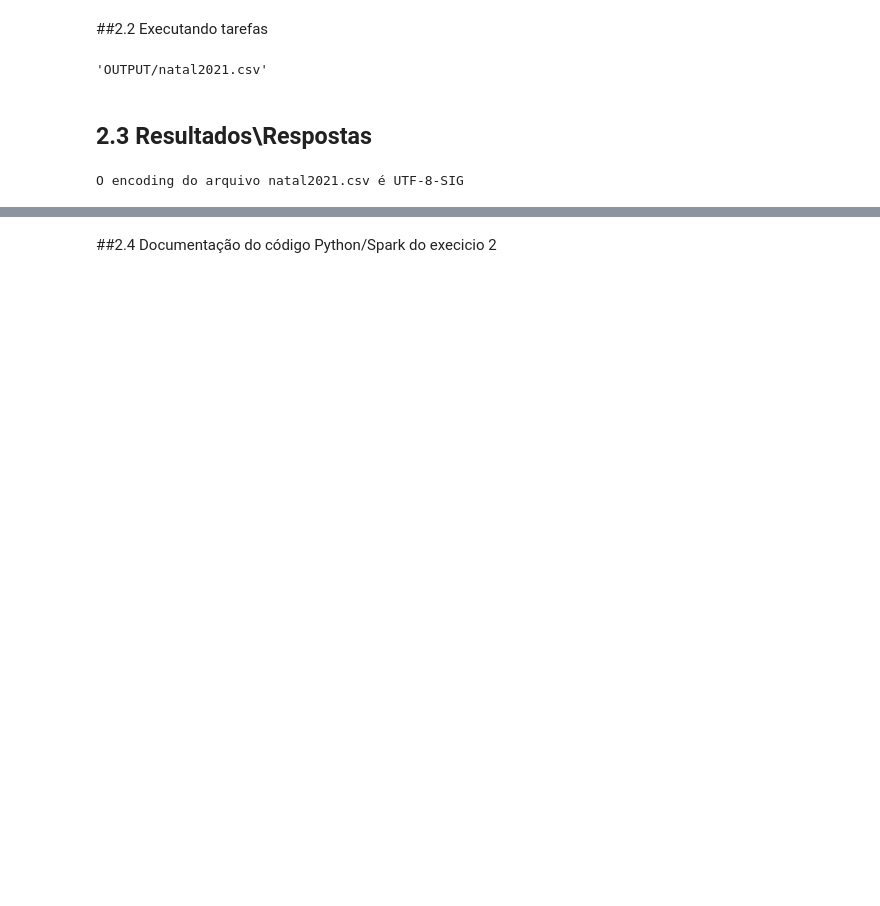
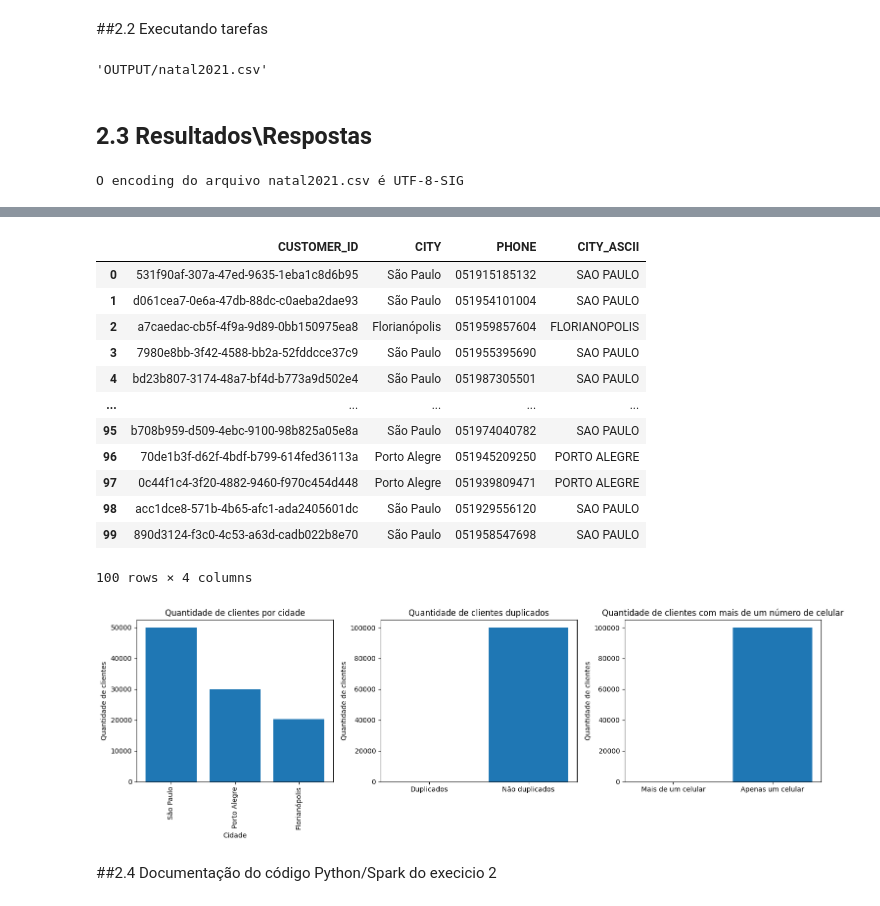
Before and after one commit to LucasRangelSSouza/data_eng_skills, a Jupyter notebook: Skills_Data_Eng.ipynb, the cells around one changed output, grey strips where cells are left out. Cells and saved outputs as stored; diff of their text form; code cells hidden in the pictures; blank space fills up the shorter version.

```diff
--- a/Skills_Data_Eng.ipynb
+++ b/Skills_Data_Eng.ipynb
@@ -353,3 +351,70 @@ spark.stop()
+# %%
+# crie uma sessão Spark
+spark = SparkSession.builder.appName('amostra').getOrCreate()
+
+# leia uma amostra aleatória do arquivo CSV
+df = (spark.read.format('csv')
+    .option('header', 'true')
+    .option('index', 'false')
+    .option('delimiter', ',')
+    .option('encoding', 'UTF-8')
+    .load('OUTPUT/NATAL_2021_NORMALIZED.csv'))
+
+# exiba o DataFrame
+display(df.limit(100).toPandas())
+
+fig, axes = plt.subplots(1, 3, figsize=(15, 5))
+
+# Gráfico de quantidade de clientes por cidade
+city_count = df.groupBy("CITY").agg(count("*").alias("CUSTOMER_COUNT")).orderBy("CUSTOMER_COUNT", ascending=False)
+cities = city_count.rdd.map(lambda row: row[0]).collect()
+customer_counts = city_count.rdd.map(lambda row: row[1]).collect()
+
+axes[0].bar(cities, customer_counts)
+axes[0].set_xticklabels(cities, rotation=90)
+axes[0].set_xlabel("Cidade")
+axes[0].set_ylabel("Quantidade de clientes")
+axes[0].set_title("Quantidade de clientes por cidade")
+
+# Gráfico de quantidade de clientes duplicados
+duplicate_count = df.groupBy("CUSTOMER_ID").agg(count("*").alias("COUNT")).filter(col("COUNT") > 1)
+duplicate_count = duplicate_count.agg(count("*").alias("DUPLICATE_COUNT"))
+duplicate_count_value = duplicate_count.collect()[0][0]
+non_duplicate_count_value = df.count() - duplicate_count_value
+
+axes[1].bar(["Duplicados", "Não duplicados"], [duplicate_count_value, non_duplicate_count_value])
+axes[1].set_ylabel("Quantidade de clientes")
+axes[1].set_title("Quantidade de clientes duplicados")
+
+# Gráfico de quantidade de clientes que têm mais de um número de celular
+phone_count = df.groupBy("CUSTOMER_ID").agg(count("PHONE").alias("PHONE_COUNT")).filter(col("PHONE_COUNT") > 1)
+phone_count_value = phone_count.count()
+single_phone_count_value = df.count() - phone_count_value
+
+axes[2].bar(["Mais de um celular", "Apenas um celular"], [phone_count_value, single_phone_count_value])
+axes[2].set_ylabel("Quantidade de clientes")
+axes[2].set_title("Quantidade de clientes com mais de um número de celular")
+
+plt.tight_layout()
+plt.show()
+
+# encerre a sessão Spark
+spark.stop()
+# %% [output]
+|  | CUSTOMER_ID | CITY | PHONE | CITY_ASCII |
+| 0 | 531f90af-307a-47ed-9635-1eba1c8d6b95 | São Paulo | 051915185132 | SAO PAULO |
+| 1 | d061cea7-0e6a-47db-88dc-c0aeba2dae93 | São Paulo | 051954101004 | SAO PAULO |
+| 2 | a7caedac-cb5f-4f9a-9d89-0bb150975ea8 | Florianópolis | 051959857604 | FLORIANOPOLIS |
+| 3 | 7980e8bb-3f42-4588-bb2a-52fddcce37c9 | São Paulo | 051955395690 | SAO PAULO |
+| 4 | bd23b807-3174-48a7-bf4d-b773a9d502e4 | São Paulo | 051987305501 | SAO PAULO |
+| ... | ... | ... | ... | ... |
+| 95 | b708b959-d509-4ebc-9100-98b825a05e8a | São Paulo | 051974040782 | SAO PAULO |
+| 96 | 70de1b3f-d62f-4bdf-b799-614fed36113a | Porto Alegre | 051945209250 | PORTO ALEGRE |
+| 97 | 0c44f1c4-3f20-4882-9460-f970c454d448 | Porto Alegre | 051939809471 | PORTO ALEGRE |
+| 98 | acc1dce8-571b-4b65-afc1-ada2405601dc | São Paulo | 051929556120 | SAO PAULO |
+| 99 | 890d3124-f3c0-4c53-a63d-cadb022b8e70 | São Paulo | 051958547698 | SAO PAULO |
+100 rows × 4 columns
+[figure, added]
 # %% [markdown]
 ##2.4 Documentação do código Python/Spark do execicio 2
 # %% [markdown]
```
Also changed, not shown: parts of 10 cells of this notebook.
